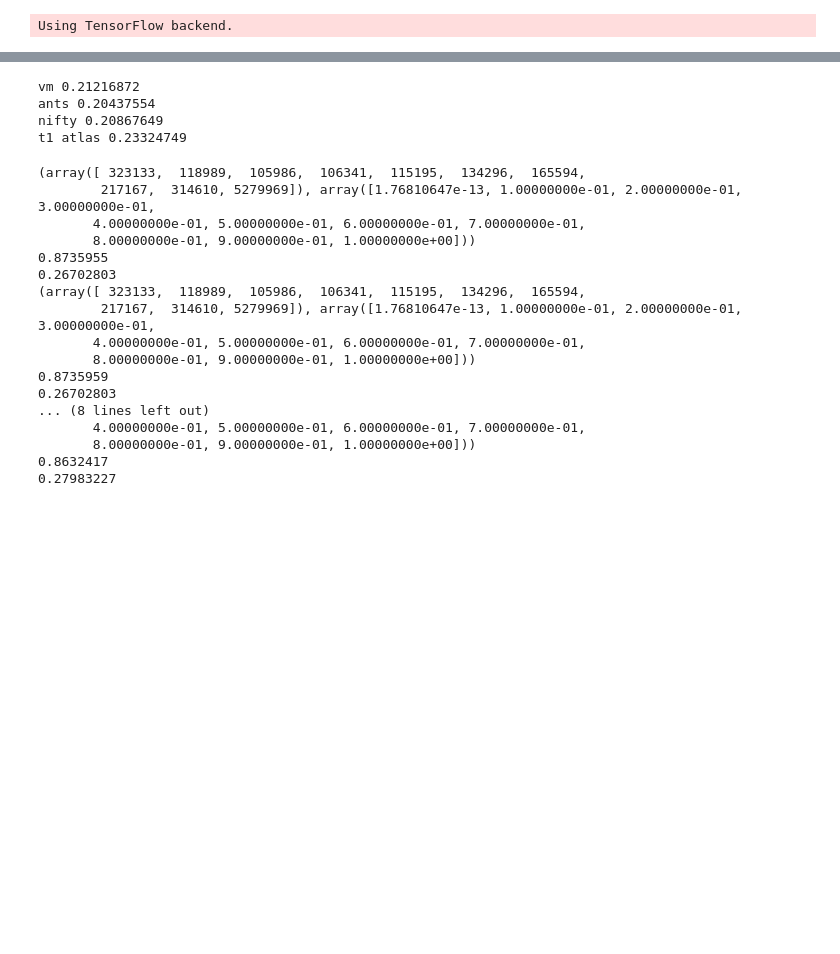
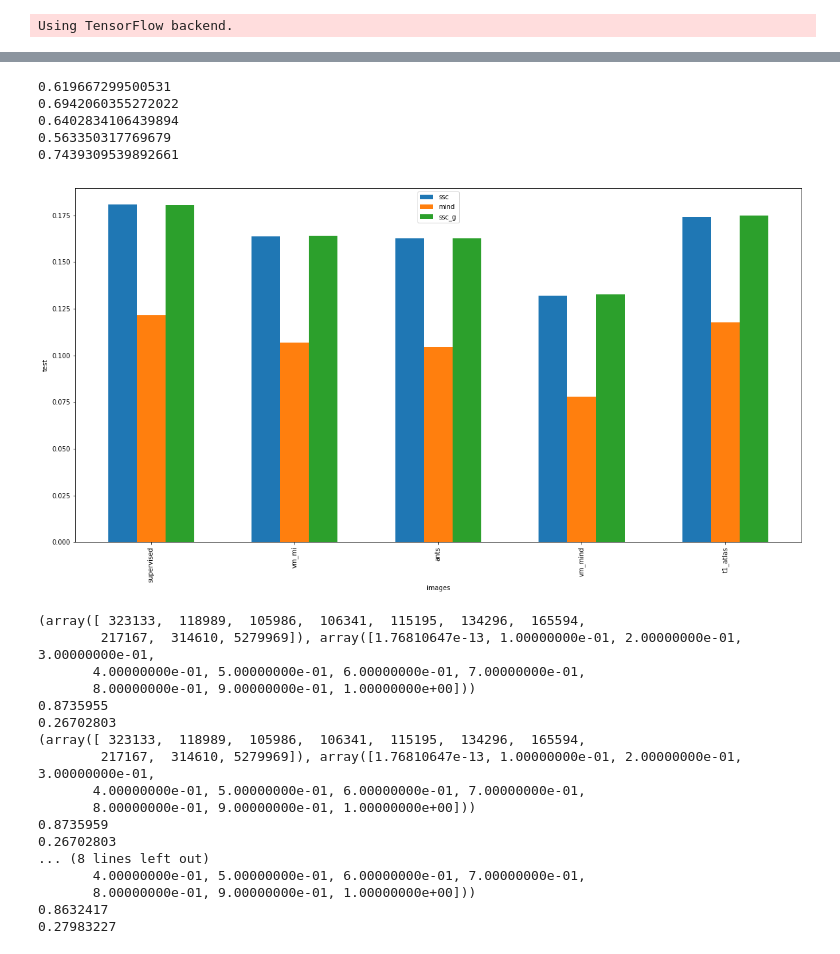
Before and after one commit to ckguo/voxelmorph, a Jupyter notebook: notebooks/test_mind.ipynb, the cells around one changed output, grey strips where cells are left out. Drawn from its saved outputs; the diff is of its cells as text; code cells hidden in the pictures; blank space fills up the shorter version.

```diff
--- a/notebooks/test_mind.ipynb
+++ b/notebooks/test_mind.ipynb
@@ -116,0 +157,25 @@ mind_seg = nib.load('../test_mind_seg.nii').get_data()
+# %%
+labels = ['supervised', 'vm_mi', 'ants', 'vm_mind', 't1_atlas']
+ssc_results = [0.1806718, 0.16363029, 0.16259019, 0.13196692, 0.17428337]
+mind_results = [0.12160673, 0.106869295, 0.10424289, 0.07774485, 0.117813215]
+ssc_g_results = [0.18062611, 0.16398041, 0.16279012, 0.13274814, 0.17475422]
+dices = [0.7439309539892661, 0.6942060355272022, 0.6402834106439894, 0.619667299500531, 0.563350317769679]
+# %%
+good_labels = sio.loadmat('../data/labels.mat')['labels'][0]
+mind_dice, _ = dice(atlas_seg, mind_seg, labels=good_labels, nargout=2)
+vm_dice, _ = dice(atlas_seg, vm_seg, labels=good_labels, nargout=2)
+ants_dice, _ = dice(atlas_seg, ants_seg, labels=good_labels, nargout=2)
+t1_dice, _ = dice(atlas_seg, original_seg, labels=good_labels, nargout=2)
+supervised_dice, _ = dice(atlas_seg, mi_supervised_seg, labels=good_labels, nargout=2)
+
+print(np.mean(mind_dice))
+print(np.mean(vm_dice))
+print(np.mean(ants_dice))
+print(np.mean(t1_dice))
+print(np.mean(supervised_dice))
+# %% [output]
+0.619667299500531
+0.6942060355272022
+0.6402834106439894
+0.563350317769679
+0.7439309539892661
@@ -117,22 +196,38 @@ mind_seg = nib.load('../test_mind_seg.nii').get_data()
+# %%
+plt.figure(figsize=(20,10))
+
+inds = np.arange(5)
+
+plt.bar(inds, ssc_results, 0.2, label='ssc')
+plt.bar(inds+0.2, mind_results, 0.2, label='mind')
+plt.bar(inds+0.4, ssc_g_results, 0.2, label='ssc_g')
+
+plt.legend()
+plt.ylabel('test')
+plt.xlabel('images')
+plt.xticks(inds+0.2, labels, rotation='vertical')
+plt.show()
+# %% [output]
+[figure, added]
 # %%
 d = 2
 patch_size = 3
 
 with tf.device(gpu):
     with sess.as_default():
-        l = loss(atlas_vol, vm_warped, d, patch_size).eval()
-        print('vm', l)
-        l = loss(atlas_vol, ants_warped.astype('float32'), d, patch_size).eval()
+        loss = mind(2, 3, use_ssc=True, use_gaussian_kernel=False)
+        l = loss(atlas_vol, mind_warped).eval()
+        print('vm_mind', l)
+        l = loss(atlas_vol, vm_warped).eval()
+        print('vm_mi', l)
+        l = loss(atlas_vol, ants_warped.astype('float32')).eval()
         print('ants', l)
-        l = loss(atlas_vol, nifty_warped, d, patch_size).eval()
+        l = loss(atlas_vol, mi_supervised_warped).eval()
+        print('supervised', l)
+        l = loss(atlas_vol, nifty_warped).eval()
         print('nifty', l)
-        l = loss(atlas_vol, t1_atlas, d, patch_size).eval()
+        l = loss(atlas_vol, t1_atlas).eval()
         print('t1 atlas', l)
-# %% [output]
-vm 0.21216872
-ants 0.20437554
-nifty 0.20867649
-t1 atlas 0.23324749
 # %%
 with tf.device(gpu):
     with sess.as_default():
```
Also changed, not shown: parts of 7 cells of this notebook, 5 other files.
